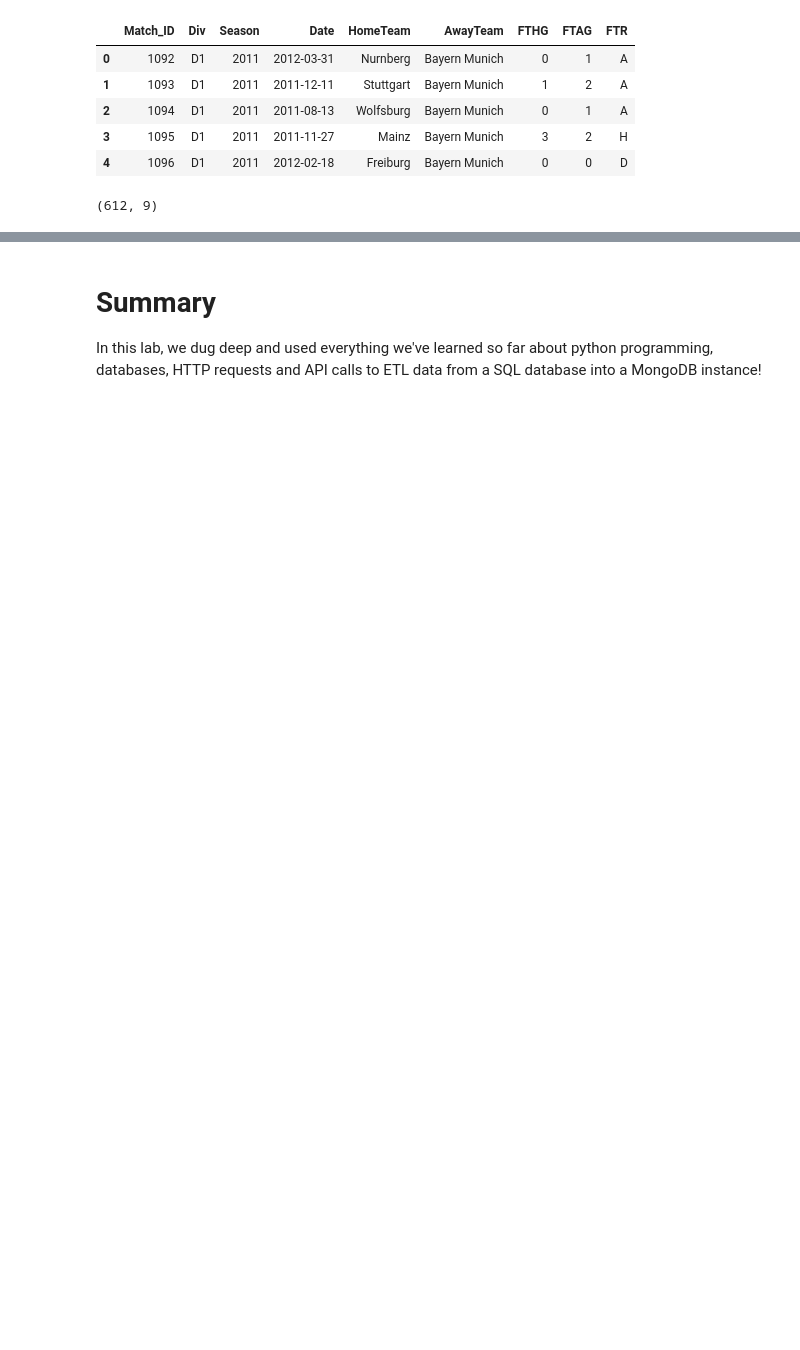
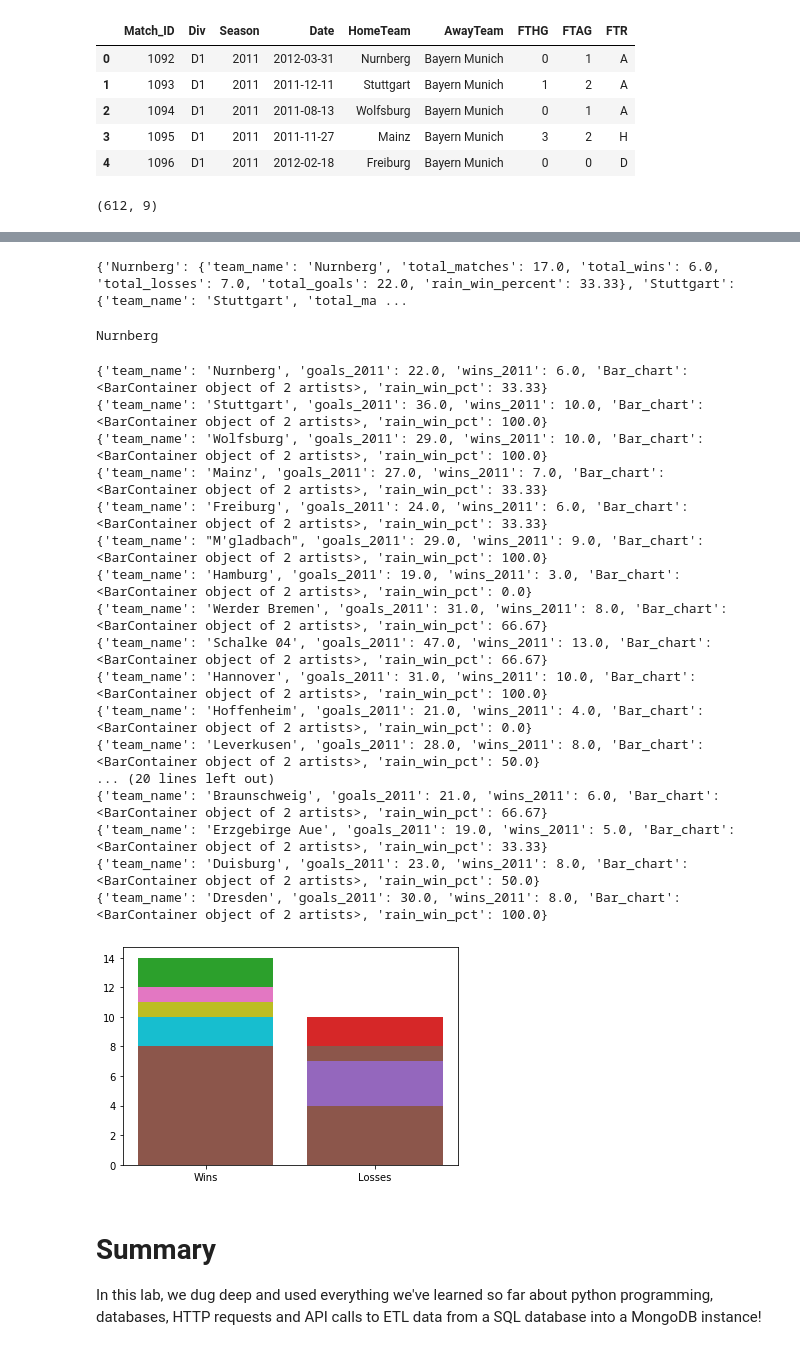
Before and after one commit to AkulAshray/london-ds-100719-M2-project-template, a Jupyter notebook: index.ipynb, the cells around one changed output, grey strips where cells are left out. Cells and saved outputs as stored; diff of their text form; code cells hidden in the pictures; blank space fills up the shorter version.

```diff
--- a/index.ipynb
+++ b/index.ipynb
@@ -163,3 +222,80 @@ Name: FTHG, dtype: int64
+# %%
+for row in match_sum.index:
+    i = row
+    team_dict[i]['total_matches'] = match_sum.loc[i]['totalMatch']
+    team_dict[i]['total_wins'] = match_sum.loc[i]['wins']
+    team_dict[i]['total_losses'] = match_sum.loc[i]['loss']
+    team_dict[i]['total_goals'] = match_sum.loc[i]['FTHG']
+    team_dict[i]["rain_win_percent"] = match_sum.loc[i]['rainWin_percent']
+
+print(team_dict)
+# %% [output]
+{'Nurnberg': {'team_name': 'Nurnberg', 'total_matches': 17.0, 'total_wins': 6.0, 'total_losses': 7.0, 'total_goals': 22.0, 'rain_win_percent': 33.33}, 'Stuttgart': {'team_name': 'Stuttgart', 'total_ma ...
+# %%
+for team in team_dict.keys():
+    print (team)
+    break
+# %% [output]
+Nurnberg
+# %%
+import pymongo
+
+class MongoHandler(object):
+
+    def __init__(self):
+        self.myclient = pymongo.MongoClient('mongodb://localhost:27017')
+        self.db = self.myclient['Football']
+        self.coll = self.db['Summary_2011']
+
+    def format_data(self, team_name, goals_2011, wins_2011, viz, rain_win_pct):
+        data = {"team_name": team_name,
+               "goals_2011": goals_2011,
+               "wins_2011": wins_2011,
+               "Bar_chart": viz,
+               "rain_win_pct": rain_win_pct}
+        return data
+
+    def insert_record(self, record):
+        return self.coll.insert_one(data)
+# %%
+def viz_bar(team):
+    height = [team['total_wins'],team['total_losses']]
+    bars = ('Wins', 'Losses')
+    y_pos = np.arange(len(bars))
+    viz = plt.bar(bars, height)
+    return viz
+# %%
+
+
+da = MongoHandler()
+
+
+for team_name, data in team_dict.items():
+
+    viz = viz_bar(team_dict[team_name])
+    record = da.format_data(team_name, data['total_goals'], data['total_wins'], viz, data['rain_win_percent'])
+    print(record)
+    da.insert_record(record)
+    del(viz)
+# %% [output]
+{'team_name': 'Nurnberg', 'goals_2011': 22.0, 'wins_2011': 6.0, 'Bar_chart': <BarContainer object of 2 artists>, 'rain_win_pct': 33.33}
+{'team_name': 'Stuttgart', 'goals_2011': 36.0, 'wins_2011': 10.0, 'Bar_chart': <BarContainer object of 2 artists>, 'rain_win_pct': 100.0}
+{'team_name': 'Wolfsburg', 'goals_2011': 29.0, 'wins_2011': 10.0, 'Bar_chart': <BarContainer object of 2 artists>, 'rain_win_pct': 100.0}
+{'team_name': 'Mainz', 'goals_2011': 27.0, 'wins_2011': 7.0, 'Bar_chart': <BarContainer object of 2 artists>, 'rain_win_pct': 33.33}
+{'team_name': 'Freiburg', 'goals_2011': 24.0, 'wins_2011': 6.0, 'Bar_chart': <BarContainer object of 2 artists>, 'rain_win_pct': 33.33}
+{'team_name': "M'gladbach", 'goals_2011': 29.0, 'wins_2011': 9.0, 'Bar_chart': <BarContainer object of 2 artists>, 'rain_win_pct': 100.0}
+{'team_name': 'Hamburg', 'goals_2011': 19.0, 'wins_2011': 3.0, 'Bar_chart': <BarContainer object of 2 artists>, 'rain_win_pct': 0.0}
+{'team_name': 'Werder Bremen', 'goals_2011': 31.0, 'wins_2011': 8.0, 'Bar_chart': <BarContainer object of 2 artists>, 'rain_win_pct': 66.67}
+{'team_name': 'Schalke 04', 'goals_2011': 47.0, 'wins_2011': 13.0, 'Bar_chart': <BarContainer object of 2 artists>, 'rain_win_pct': 66.67}
+{'team_name': 'Hannover', 'goals_2011': 31.0, 'wins_2011': 10.0, 'Bar_chart': <BarContainer object of 2 artists>, 'rain_win_pct': 100.0}
+{'team_name': 'Hoffenheim', 'goals_2011': 21.0, 'wins_2011': 4.0, 'Bar_chart': <BarContainer object of 2 artists>, 'rain_win_pct': 0.0}
+{'team_name': 'Leverkusen', 'goals_2011': 28.0, 'wins_2011': 8.0, 'Bar_chart': <BarContainer object of 2 artists>, 'rain_win_pct': 50.0}
+... (20 lines left out)
+{'team_name': 'Braunschweig', 'goals_2011': 21.0, 'wins_2011': 6.0, 'Bar_chart': <BarContainer object of 2 artists>, 'rain_win_pct': 66.67}
+{'team_name': 'Erzgebirge Aue', 'goals_2011': 19.0, 'wins_2011': 5.0, 'Bar_chart': <BarContainer object of 2 artists>, 'rain_win_pct': 33.33}
+{'team_name': 'Duisburg', 'goals_2011': 23.0, 'wins_2011': 8.0, 'Bar_chart': <BarContainer object of 2 artists>, 'rain_win_pct': 50.0}
+{'team_name': 'Dresden', 'goals_2011': 30.0, 'wins_2011': 8.0, 'Bar_chart': <BarContainer object of 2 artists>, 'rain_win_pct': 100.0}
+[figure, added]
 # %% [markdown]
 # Summary
 
```
Also changed, not shown: parts of 19 cells of this notebook, 2 other files.
